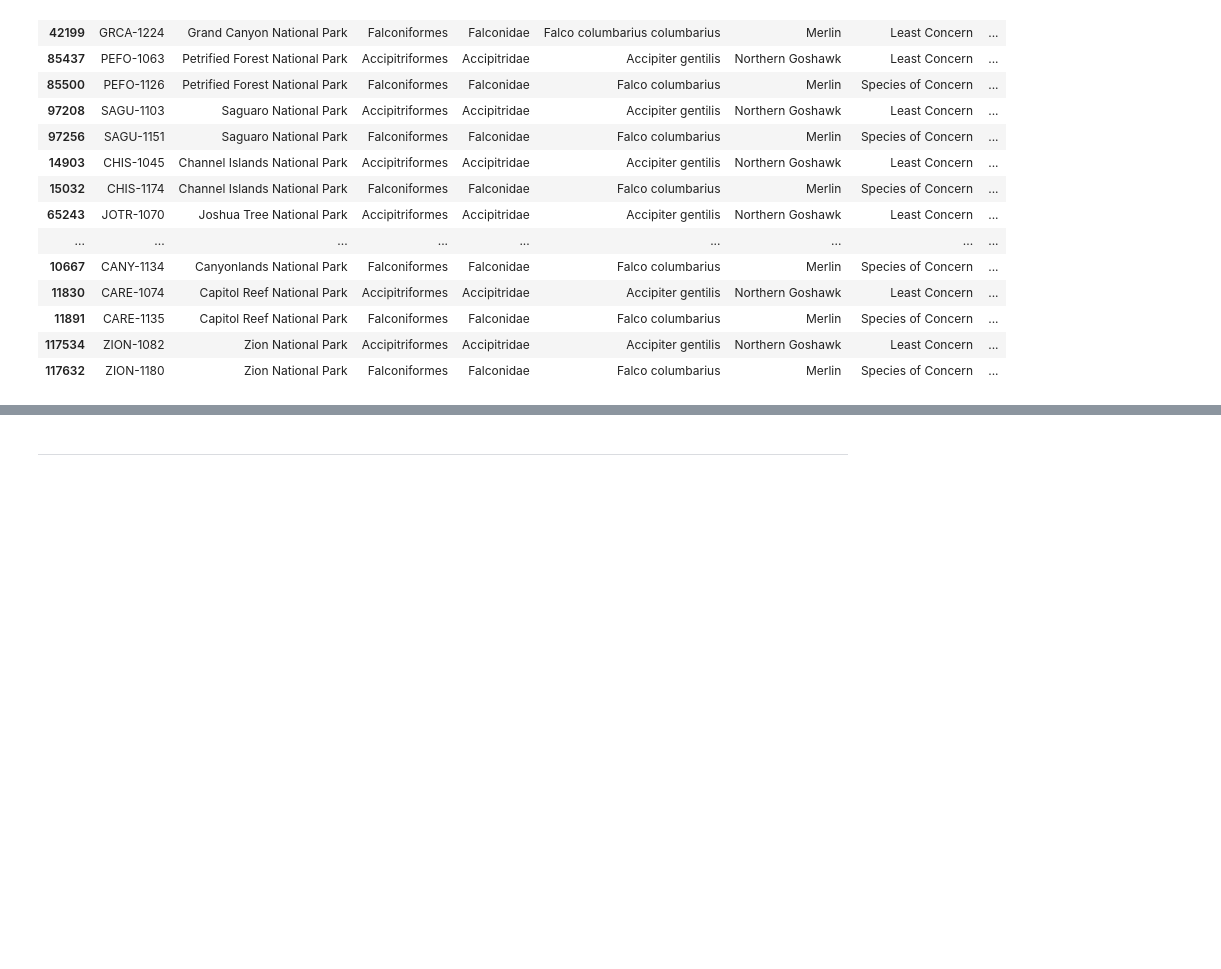
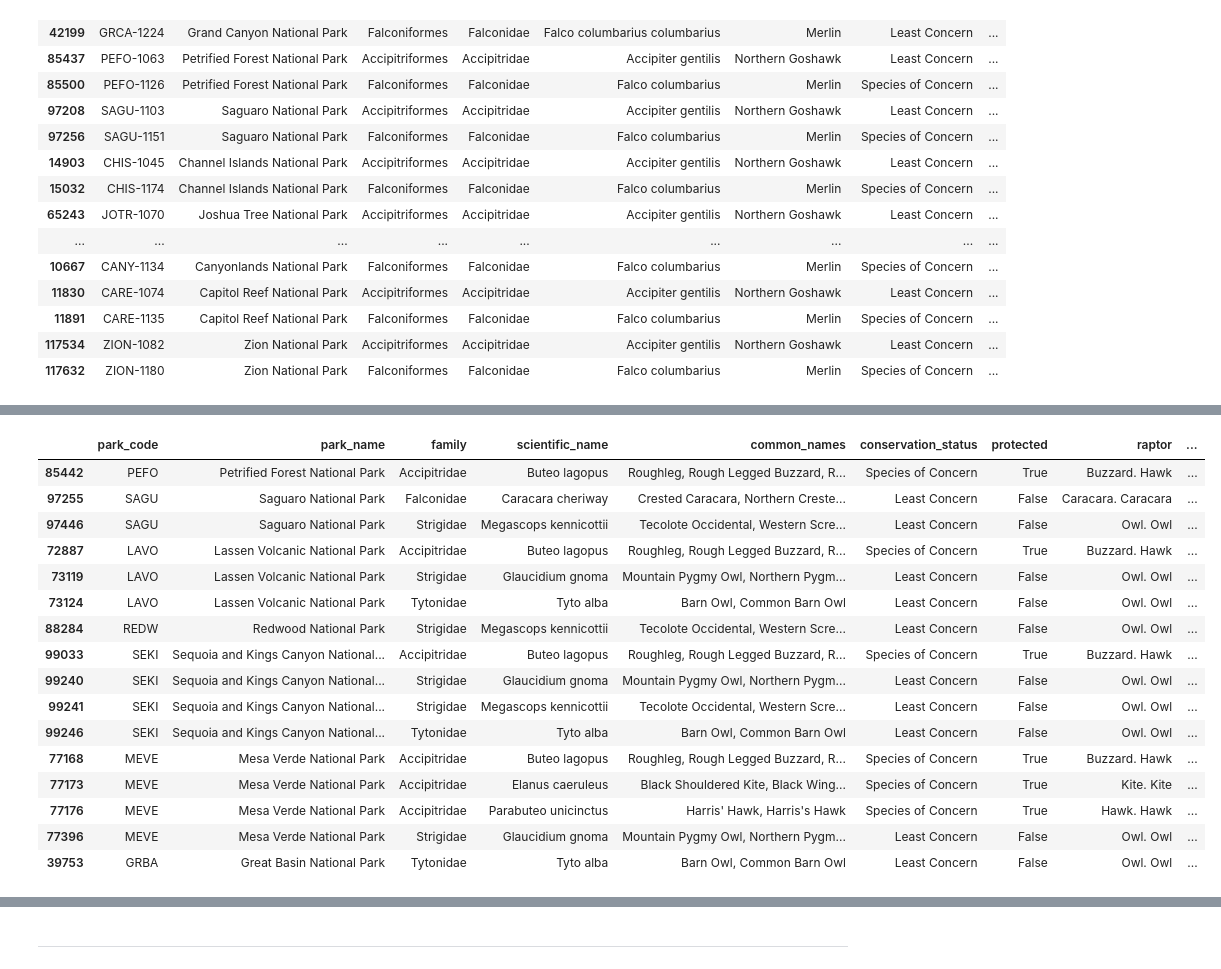
Before and after one commit to pineapple-bois/Biodiversity-In-National-Parks-Real-World, a Jupyter notebook: wrangling.ipynb, the cells around one changed output, grey strips where cells are left out. Drawn from its saved outputs; the diff is of its cells as text; code cells hidden in the pictures; blank space fills up the shorter version.

```diff
--- a/biodiversity.ipynb
+++ b/wrangling.ipynb
@@ -635,0 +895,45 @@ See the caveats in the documentation: https://pandas.pydata.org/pandas-docs/stab
+# %%
+# defining a function to complete the above.
+
+def clean_species_name(species_name):
+    if species_name == "Osprey, Western Osprey":
+        species_name = "Osprey"
+    if species_name == "Gray Hawk, Grey Hawk":
+        species_name = "Grey Hawk"
+    if species_name == "Great Gray Owl, Great Grey Owl":
+        species_name = "Great Grey Owl"
+    species_name = species_name.replace("-", " ")
+    species_list = species_name.split(", ")
+    # Split at the commas
+    if len(species_list) > 1 and species_list[0] == species_list[1]:
+        species_name = species_list[0]
+    # If equal either side then return first index
+    else:
+        species_name = ", ".join(species_list)
+    # else add a comma again and retain value
+    return species_name
+# %%
+sw_birds['common_names'] = sw_birds['common_names'].apply(clean_species_name)
+# %%
+sw_birds['comma_count'] = sw_birds['common_names'].str.count(",")
+comma_raptors = (sw_birds['comma_count'] > 0) & (sw_birds['raptor'] != '')
+comma_raptors_df = sw_birds[comma_raptors]
+comma_raptors_df
+# %% [output]
+|  | park_code | park_name | family | scientific_name | common_names | conservation_status | protected | raptor | ... |
+| 85442 | PEFO | Petrified Forest National Park | Accipitridae | Buteo lagopus | Roughleg, Rough Legged Buzzard, R... | Species of Concern | True | Buzzard. Hawk | ... |
+| 97255 | SAGU | Saguaro National Park | Falconidae | Caracara cheriway | Crested Caracara, Northern Creste... | Least Concern | False | Caracara. Caracara | ... |
+| 97446 | SAGU | Saguaro National Park | Strigidae | Megascops kennicottii | Tecolote Occidental, Western Scre... | Least Concern | False | Owl. Owl | ... |
+| 72887 | LAVO | Lassen Volcanic National Park | Accipitridae | Buteo lagopus | Roughleg, Rough Legged Buzzard, R... | Species of Concern | True | Buzzard. Hawk | ... |
+| 73119 | LAVO | Lassen Volcanic National Park | Strigidae | Glaucidium gnoma | Mountain Pygmy Owl, Northern Pygm... | Least Concern | False | Owl. Owl | ... |
+| 73124 | LAVO | Lassen Volcanic National Park | Tytonidae | Tyto alba | Barn Owl, Common Barn Owl | Least Concern | False | Owl. Owl | ... |
+| 88284 | REDW | Redwood National Park | Strigidae | Megascops kennicottii | Tecolote Occidental, Western Scre... | Least Concern | False | Owl. Owl | ... |
+| 99033 | SEKI | Sequoia and Kings Canyon National... | Accipitridae | Buteo lagopus | Roughleg, Rough Legged Buzzard, R... | Species of Concern | True | Buzzard. Hawk | ... |
+| 99240 | SEKI | Sequoia and Kings Canyon National... | Strigidae | Glaucidium gnoma | Mountain Pygmy Owl, Northern Pygm... | Least Concern | False | Owl. Owl | ... |
+| 99241 | SEKI | Sequoia and Kings Canyon National... | Strigidae | Megascops kennicottii | Tecolote Occidental, Western Scre... | Least Concern | False | Owl. Owl | ... |
+| 99246 | SEKI | Sequoia and Kings Canyon National... | Tytonidae | Tyto alba | Barn Owl, Common Barn Owl | Least Concern | False | Owl. Owl | ... |
+| 77168 | MEVE | Mesa Verde National Park | Accipitridae | Buteo lagopus | Roughleg, Rough Legged Buzzard, R... | Species of Concern | True | Buzzard. Hawk | ... |
+| 77173 | MEVE | Mesa Verde National Park | Accipitridae | Elanus caeruleus | Black Shouldered Kite, Black Wing... | Species of Concern | True | Kite. Kite | ... |
+| 77176 | MEVE | Mesa Verde National Park | Accipitridae | Parabuteo unicinctus | Harris' Hawk, Harris's Hawk | Species of Concern | True | Hawk. Hawk | ... |
+| 77396 | MEVE | Mesa Verde National Park | Strigidae | Glaucidium gnoma | Mountain Pygmy Owl, Northern Pygm... | Least Concern | False | Owl. Owl | ... |
+| 39753 | GRBA | Great Basin National Park | Tytonidae | Tyto alba | Barn Owl, Common Barn Owl | Least Concern | False | Owl. Owl | ... |
```
Also changed, not shown: parts of 62 cells of this notebook.
